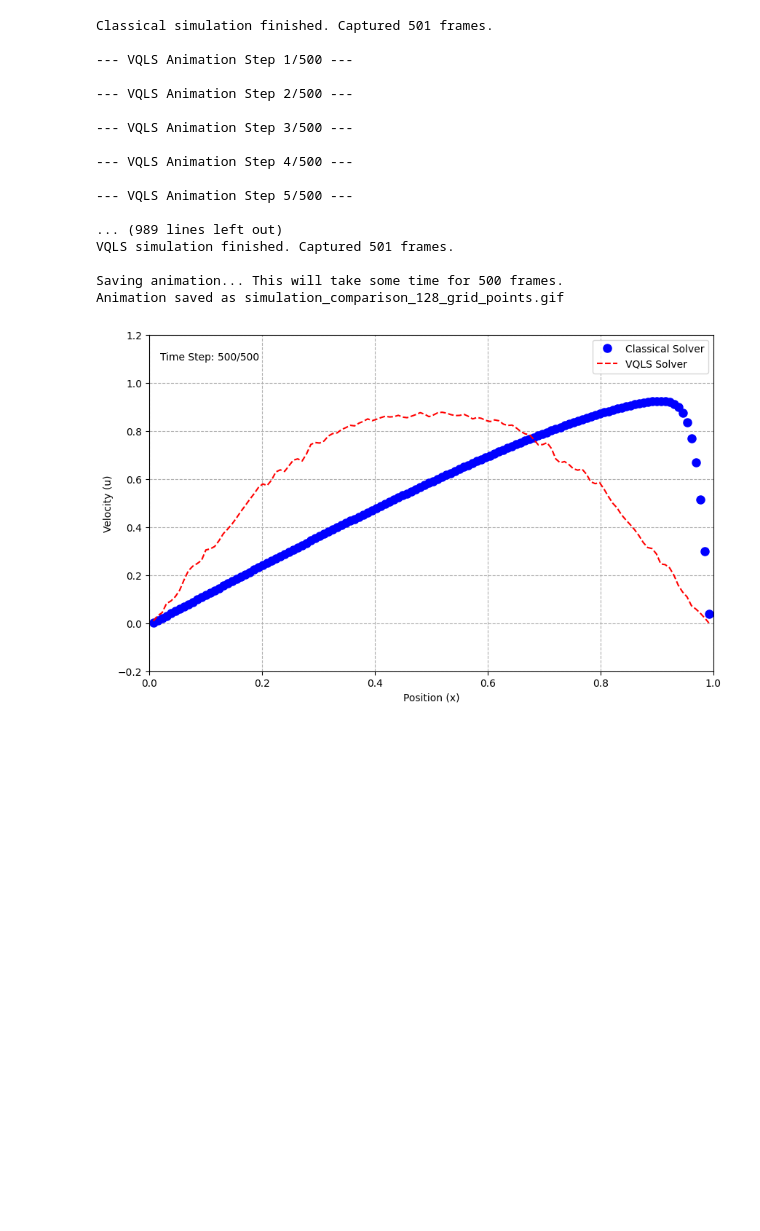
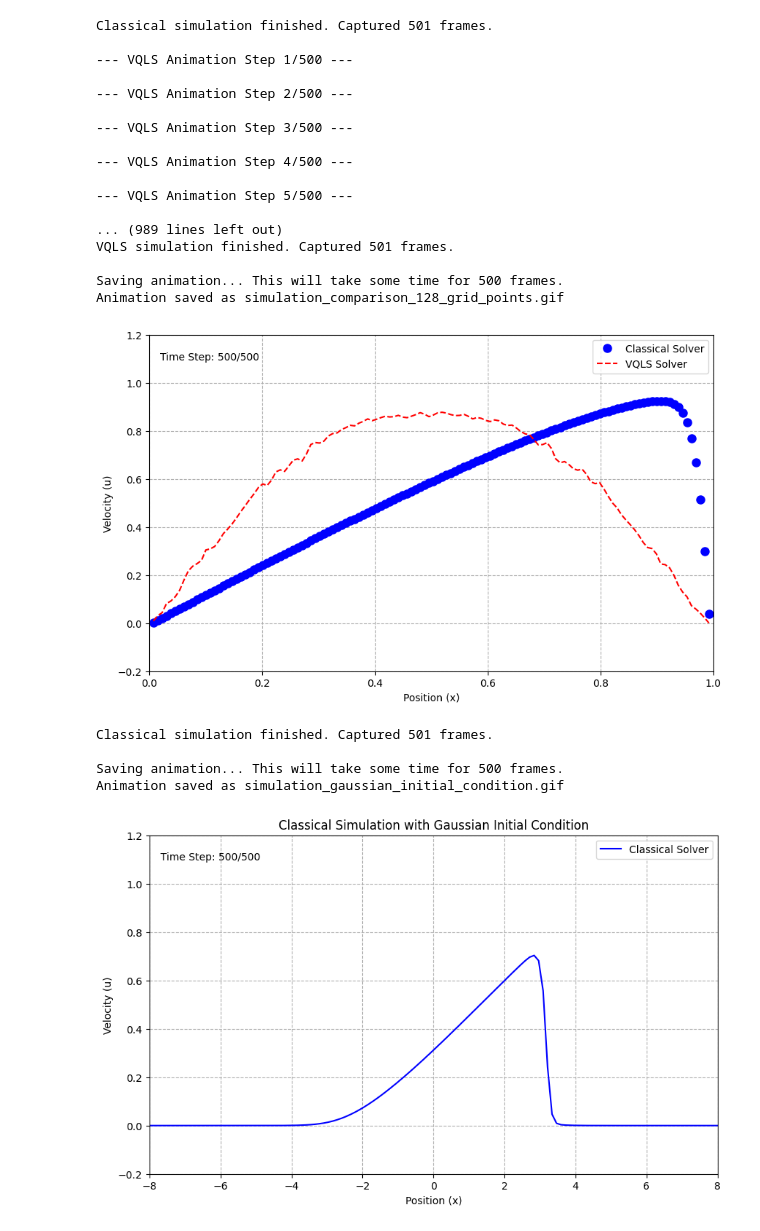
Before and after one commit to Navaneeth-JS/Quantum-PDE-Solver, a Jupyter notebook: Classical_VQLS_Solvers.ipynb, the cells around one changed output. Saved outputs shown, nothing was run; the diff lists cells and outputs as text; code cells hidden in the pictures; blank space fills up the shorter version.

Commit message:
5 seconds simulation

```diff
--- a/Classical_VQLS_Solvers.ipynb
+++ b/Classical_VQLS_Solvers.ipynb
@@ -302,3 +302,67 @@ VQLS simulation finished. Captured 501 frames.
 Saving animation... This will take some time for 500 frames.
 Animation saved as simulation_comparison_128_grid_points.gif
 [figure]
+# %%
+import matplotlib.pyplot as plt
+import matplotlib.animation as animation
+import numpy as np
+def run_classical_with_history(max_steps=200):
+    """Runs the classical solver with a Gaussian initial condition."""
+    N = 128
+    nu = 0.01
+
+    x_grid = np.linspace(-8, 8, N)
+    h = x_grid[1] - x_grid[0]
+
+    dt = 0.01
+    A = build_A(N, nu, dt, h)
+
+    u_n = np.exp(-x_grid**2 / 2)
+
+    history = [u_n.copy()]
+    for step in range(max_steps):
+        u_star = advect_upwind(u_n.copy(), dt, h)
+        u_new = np.linalg.solve(A, u_star)
+        u_n = u_new
+        history.append(u_n.copy())
+
+    print(f"Classical simulation finished. Captured {len(history)} frames.")
+    return history, x_grid
+
+
+if __name__ == "__main__":
+    num_frames = 500
+    classical_history, x_grid = run_classical_with_history(max_steps=num_frames)
+
+    fig, ax = plt.subplots(figsize=(10, 6))
+    ax.set_ylim(-0.2, 1.2)
+    ax.set_xlim(-8, 8)
+    ax.set_xlabel("Position (x)")
+    ax.set_ylabel("Velocity (u)")
+    ax.set_title("Classical Simulation with Gaussian Initial Condition")
+    ax.grid(True, linestyle='--')
+
+    line_classical, = ax.plot(x_grid, classical_history[0], 'b-', label="Classical Solver")
+
+    ax.legend()
+    time_text = ax.text(0.02, 0.95, '', transform=ax.transAxes, va='top')
+
+    def update(frame):
+        """Updates the plot for each frame of the animation."""
+        line_classical.set_ydata(classical_history[frame])
+        time_text.set_text(f'Time Step: {frame}/{num_frames}')
+        return line_classical, time_text
+
+    ani = animation.FuncAnimation(fig, update, frames=num_frames + 1, blit=True, interval=50)
+
+    print("\nSaving animation... This will take some time for 500 frames.")
+    ani.save('simulation_gaussian_initial_condition.gif', writer='pillow', fps=20)
+    print("Animation saved as simulation_gaussian_initial_condition.gif")
+
+    plt.show()
+# %% [output]
+Classical simulation finished. Captured 501 frames.
+
+Saving animation... This will take some time for 500 frames.
+Animation saved as simulation_gaussian_initial_condition.gif
+[figure, added]
```
Also changed, not shown: 2 other files.
